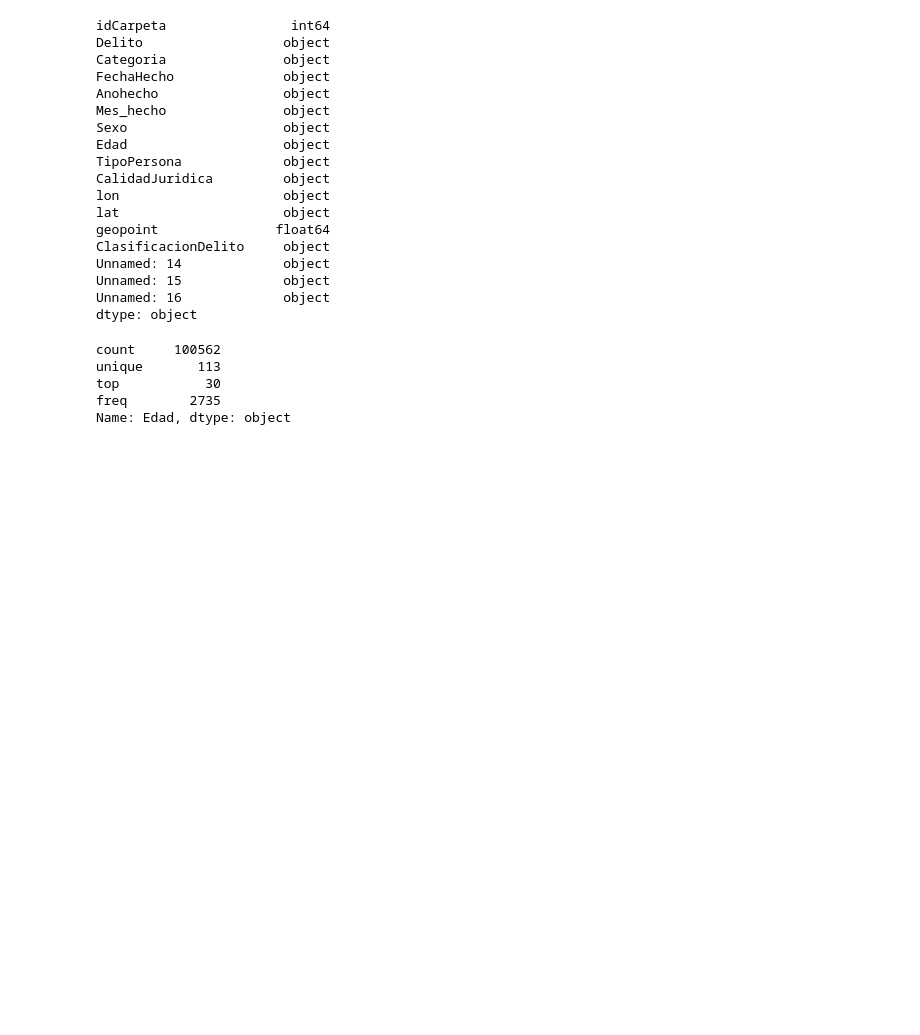
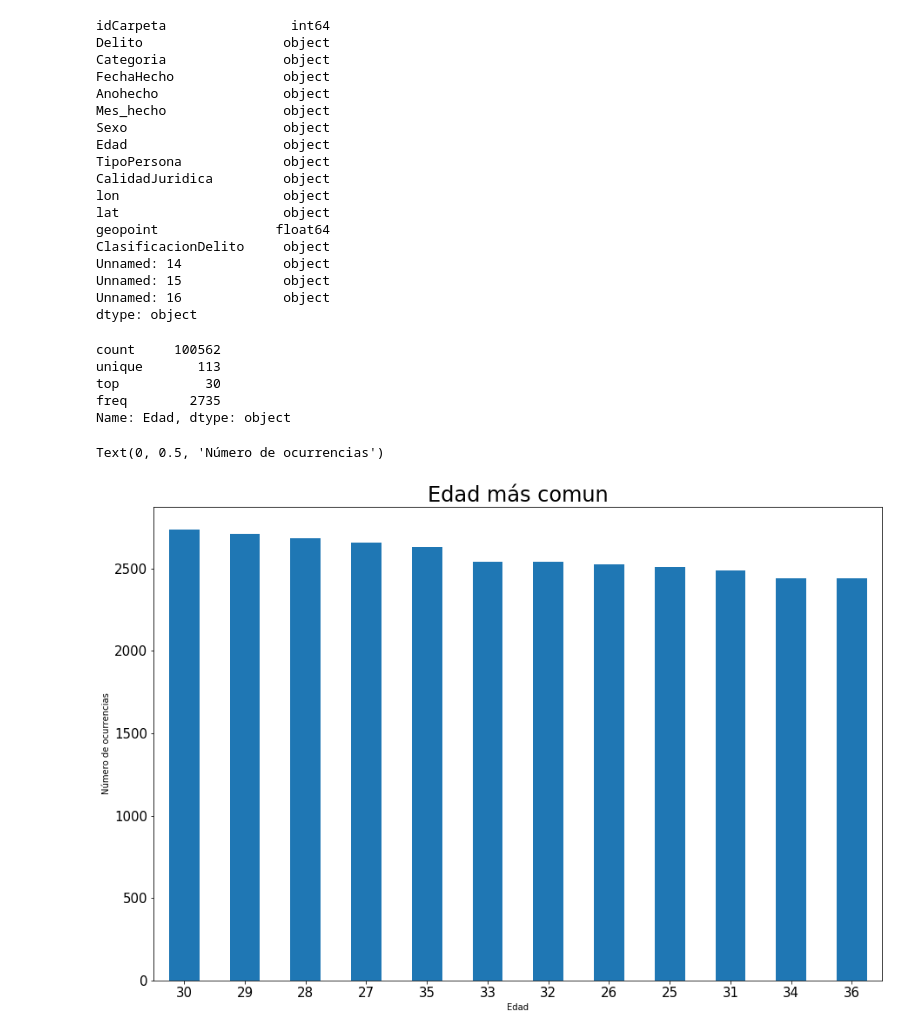
Before and after one commit to laloolea/pruebas-pandas, a Jupyter notebook: Denuncias victimas Estado de México.ipynb, the cells around one changed output. Saved outputs shown, nothing was run; the diff lists cells and outputs as text; code cells hidden in the pictures; blank space fills up the shorter version.

```diff
--- a/Denuncias victimas Estado de México.ipynb
+++ b/Denuncias victimas Estado de México.ipynb
@@ -97,8 +97,11 @@ top           30
 freq        2735
 Name: Edad, dtype: object
 # %%
-ax = delitos['Delito'].value_counts().head(12).plot(kind='bar', figsize=(15,10), fontsize=15)
+ax = delitos['Edad'].value_counts().head(12).plot(kind='bar', figsize=(15,10), fontsize=15)
 ax.set_title('Edad más comun', size=24, y=1)
-plt.xticks(rotation=85)
-plt.xlabel('Delito')
+plt.xticks(rotation=0)
+plt.xlabel('Edad')
 plt.ylabel('Número de ocurrencias')
+# %% [output]
+Text(0, 0.5, 'Número de ocurrencias')
+[figure, added]
```
